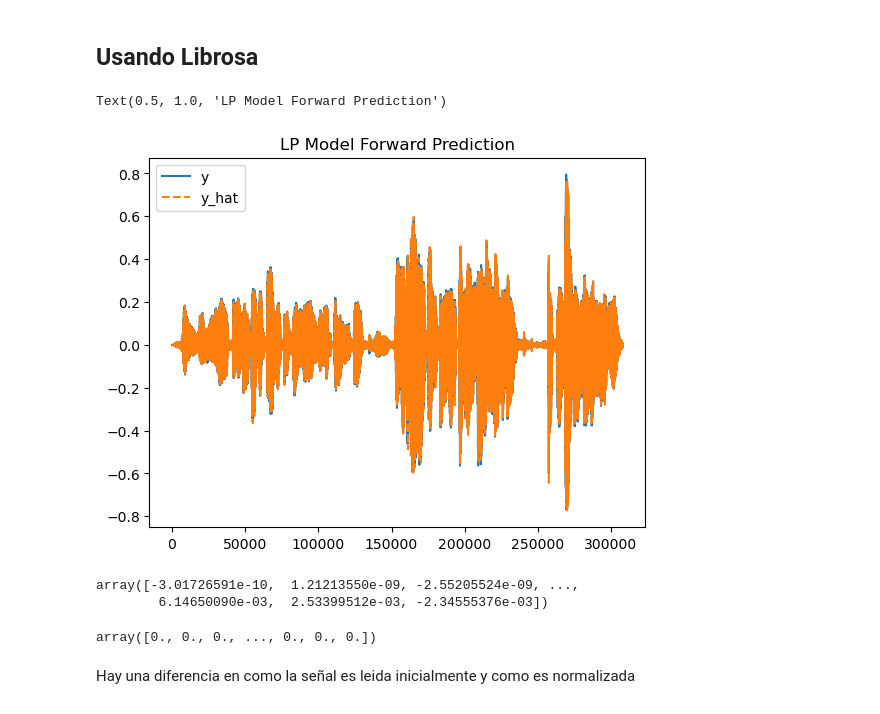
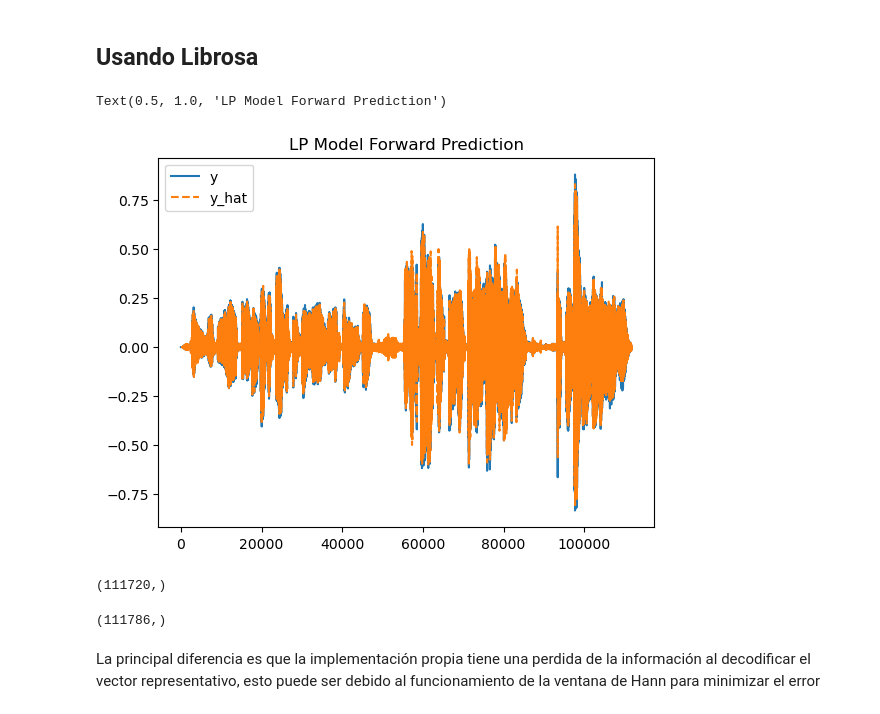
Before and after one commit to PhilipSanM/AI_L0v3rs, a Jupyter notebook: AI_Eng/SpeechRecognition/AcusticFront_End_VQ/LPC.ipynb, the cells around one changed output. Saved outputs shown, nothing was run; the diff lists cells and outputs as text; code cells hidden in the pictures.

```diff
--- a/AI_Eng/SpeechRecognition/AcusticFront_End_VQ/LPC.ipynb
+++ b/AI_Eng/SpeechRecognition/AcusticFront_End_VQ/LPC.ipynb
@@ -231,26 +231,25 @@ Text(0.5, 1.0, 'LP Model Forward Prediction')
 # %%
 import librosa
 # %%
-y, sr = librosa.load('curita.wav')
-a = librosa.lpc(y, order=6)
+
+a = librosa.lpc(amplitudes, order=6)
 b = np.hstack([[0], -1 * a[1:]])
-y_hat = scipy.signal.lfilter(b, [1], y)
+y_hat = scipy.signal.lfilter(b, [1], amplitudes)
 fig, ax = plt.subplots()
-ax.plot(y)
+ax.plot(amplitudes)
 ax.plot(y_hat, linestyle='--')
 ax.legend(['y', 'y_hat'])
 ax.set_title('LP Model Forward Prediction')
 # %% [output]
 Text(0.5, 1.0, 'LP Model Forward Prediction')
-[figure, old version]
+[figure, new version]
 # %%
-xhat
+xhat.shape
 # %% [output]
-array([-3.01726591e-10,  1.21213550e-09, -2.55205524e-09, ...,
-        6.14650090e-03,  2.53399512e-03, -2.34555376e-03])
+(111720,)
 # %%
-y_hat
+y_hat.shape
 # %% [output]
-array([0., 0., 0., ..., 0., 0., 0.])
+(111786,)
 # %% [markdown]
-Hay una diferencia en como la señal es leida inicialmente y como es normalizada
+La principal diferencia es que la implementación propia tiene una perdida de la información al decodificar el vector representativo, esto puede ser debido al funcionamiento de la ventana de Hann para minimizar el error
```
Also changed, not shown: parts of 1 cell of this notebook, 1 other file.
